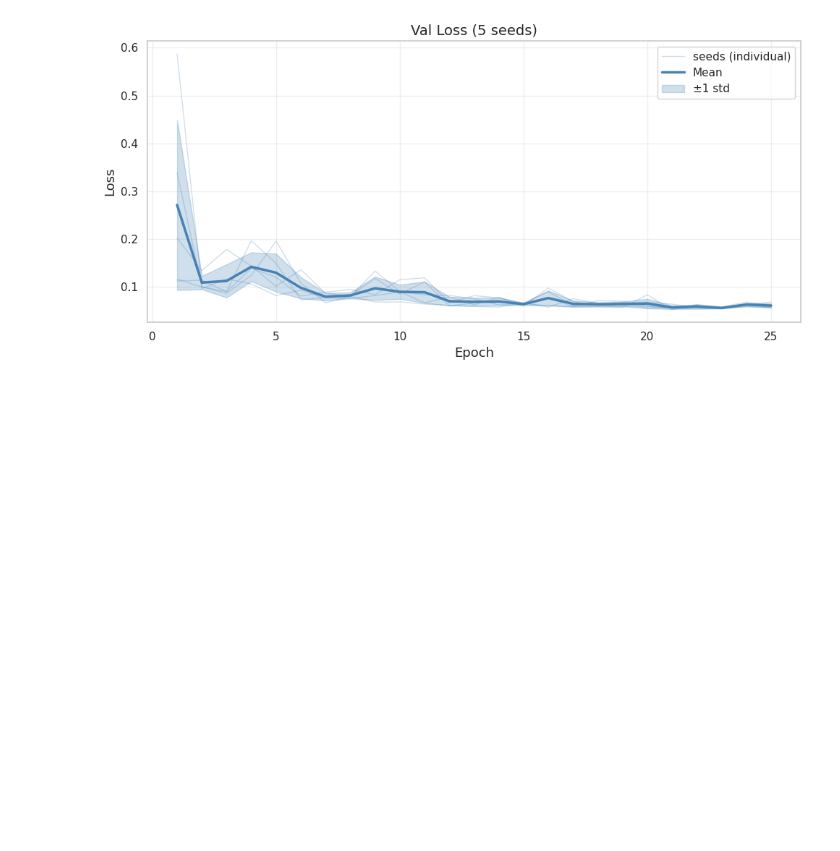
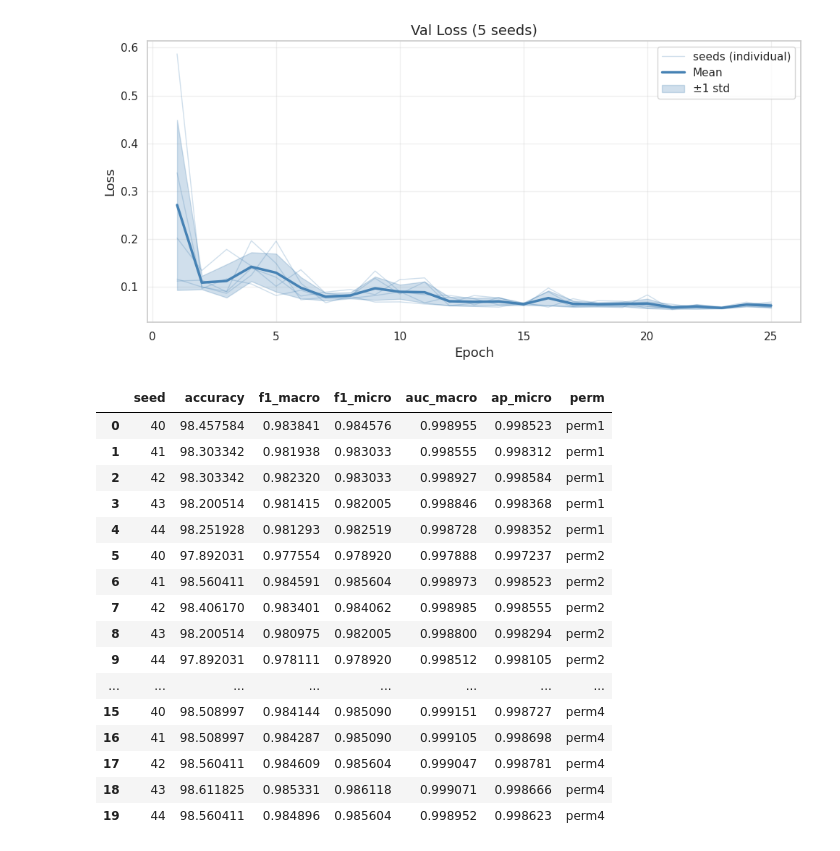
Before and after one commit to bloodykunu39/ECG_ML, a Jupyter notebook: MAIN/main_2d_leg_typ1_permutation.ipynb, the cells around one changed output. Cells and saved outputs as stored; diff of their text form; code cells hidden in the pictures; blank space fills up the shorter version.

Commit message:
Add data processing and summary generation for 2D leg type 1 permutations

```diff
--- a/MAIN/main_2d_leg_typ1_permutation.ipynb
+++ b/MAIN/main_2d_leg_typ1_permutation.ipynb
@@ -1688,3 +1688,58 @@ Saved: EXPERIMENT_2d_leg_typ1_smallcnn_randomseed_permutation/perm4/small_cnn_lr
 [figure]
 Saved: EXPERIMENT_2d_leg_typ1_smallcnn_randomseed_permutation/perm4/small_cnn_lr1e-3_perm4_val_loss_multiseed.png
 [figure]
+# %%
+import pandas as pd
+import os
+
+perms = ["perm1", "perm2", "perm3", "perm4"]
+base = "EXPERIMENT_2d_leg_typ1_smallcnn_randomseed_permutation"
+frames = []
+for p in perms:
+    nam = f"small_cnn_lr1e-3_{p}"
+    path = os.path.join(base, p, f"{nam}_multiseed_summary.csv")
+    if os.path.exists(path):
+        df = pd.read_csv(path)
+
+        # Drop the pre-baked "mean"/"std" summary rows that some pipelines
+        # append at the bottom of the per-seed table under the "seed" column.
+        # Keep only rows where "seed" is actually numeric.
+        seed_numeric = pd.to_numeric(df["seed"], errors="coerce")
+        df = df[seed_numeric.notna()].copy()
+        df["seed"] = seed_numeric[seed_numeric.notna()].astype(int)
+
+        df["perm"] = p
+        frames.append(df)
+    else:
+        print("Missing:", path)
+
+if not frames:
+    raise FileNotFoundError("No summary CSVs found for any permutation.")
+
+comparison = pd.concat(frames, ignore_index=True)
+comparison.to_csv("comparison_multiseed_summary_all_perms.csv", index=False)
+
+# show full table and simple aggregated stats by permutation
+numeric_cols = comparison.select_dtypes(include="number").columns
+numeric_cols = numeric_cols.drop("seed")  # don't average the seed id itself
+
+display(comparison)
+display(comparison.groupby("perm")[numeric_cols].agg(["mean", "std"]))
+# %% [output]
+|  | seed | accuracy | f1_macro | f1_micro | auc_macro | ap_micro | perm |
+| 0 | 40 | 98.457584 | 0.983841 | 0.984576 | 0.998955 | 0.998523 | perm1 |
+| 1 | 41 | 98.303342 | 0.981938 | 0.983033 | 0.998555 | 0.998312 | perm1 |
+| 2 | 42 | 98.303342 | 0.982320 | 0.983033 | 0.998927 | 0.998584 | perm1 |
+| 3 | 43 | 98.200514 | 0.981415 | 0.982005 | 0.998846 | 0.998368 | perm1 |
+| 4 | 44 | 98.251928 | 0.981293 | 0.982519 | 0.998728 | 0.998352 | perm1 |
+| 5 | 40 | 97.892031 | 0.977554 | 0.978920 | 0.997888 | 0.997237 | perm2 |
+| 6 | 41 | 98.560411 | 0.984591 | 0.985604 | 0.998973 | 0.998523 | perm2 |
+| 7 | 42 | 98.406170 | 0.983401 | 0.984062 | 0.998985 | 0.998555 | perm2 |
+| 8 | 43 | 98.200514 | 0.980975 | 0.982005 | 0.998800 | 0.998294 | perm2 |
+| 9 | 44 | 97.892031 | 0.978111 | 0.978920 | 0.998512 | 0.998105 | perm2 |
+| ... | ... | ... | ... | ... | ... | ... | ... |
+| 15 | 40 | 98.508997 | 0.984144 | 0.985090 | 0.999151 | 0.998727 | perm4 |
+| 16 | 41 | 98.508997 | 0.984287 | 0.985090 | 0.999105 | 0.998698 | perm4 |
+| 17 | 42 | 98.560411 | 0.984609 | 0.985604 | 0.999047 | 0.998781 | perm4 |
+| 18 | 43 | 98.611825 | 0.985331 | 0.986118 | 0.999071 | 0.998666 | perm4 |
+| 19 | 44 | 98.560411 | 0.984896 | 0.985604 | 0.998952 | 0.998623 | perm4 |
```
Also changed, not shown: parts of 1 cell of this notebook.
